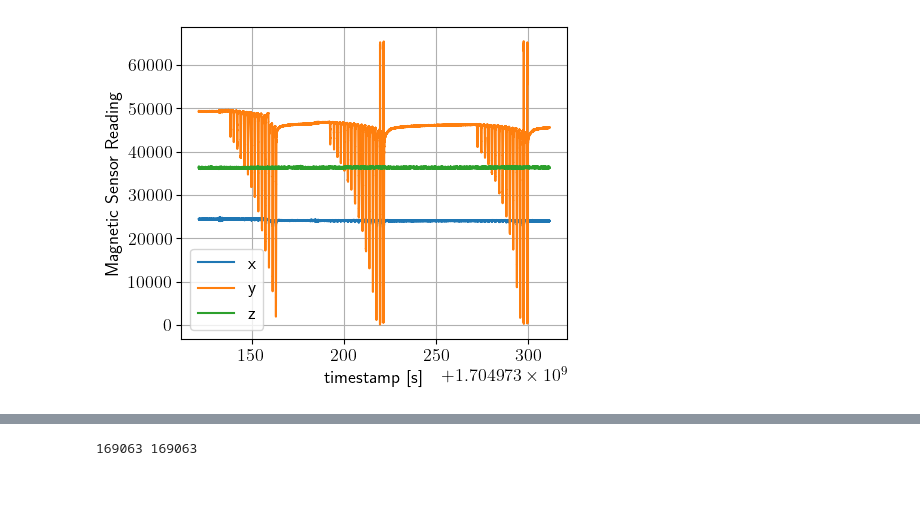
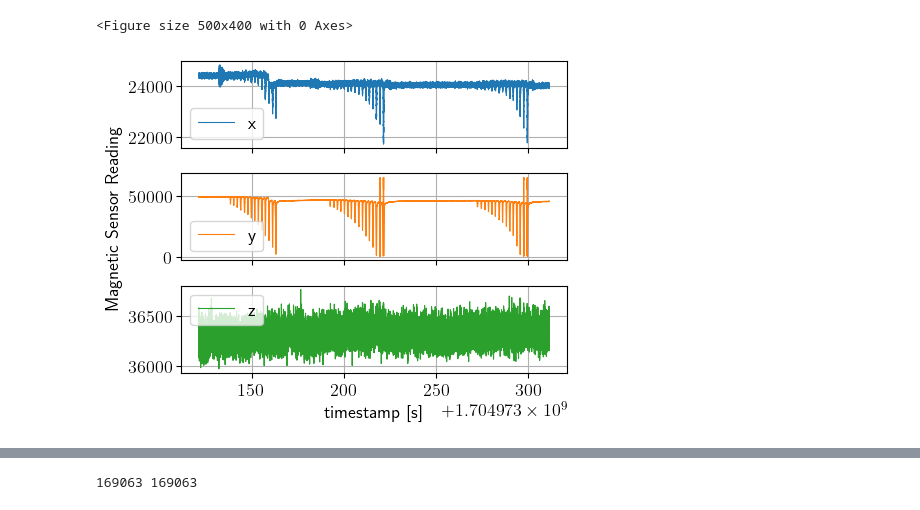
Before and after one commit to FoR-Group1/OpenWhisker, a Jupyter notebook: whisker_driver_ros2/scripts/data_analysis.ipynb, the cells around one changed output, grey strips where cells are left out. Cells and saved outputs as stored; diff of their text form; code cells hidden in the pictures.

```diff
--- a/whisker_driver_ros2/scripts/data_analysis.ipynb
+++ b/whisker_driver_ros2/scripts/data_analysis.ipynb
@@ -43,20 +43,33 @@ with open(
 # %%
 from matplotlib import pyplot as plt
 from pathlib import Path
+import seaborn as sns
 
-plt.rcParams.update({'font.size': 13})
+plt.rcParams.update({"font.size": 13})
 
 figsize = (5, 4)
 output_dir = Path("../../reports/calibration_rig/figures")
 plt.figure(figsize=figsize)
-plt.plot([x[0] for x in magnetometer_data], [x[1] for x in magnetometer_data], label="x")
-plt.plot([x[0] for x in magnetometer_data], [x[2] for x in magnetometer_data], label="y")
-plt.plot([x[0] for x in magnetometer_data], [x[3] for x in magnetometer_data], label="z")
+
+fig, axes = plt.subplots(3, 1, figsize=figsize, sharex=True)
+
+colors = sns.color_palette("tab10", 3)
+for i, ax, label, c in zip(range(3), axes, ["x", "y", "z"], colors):
+    ax.plot(
+        [x[0] for x in magnetometer_data],
+        [x[i + 1] for x in magnetometer_data],
+        label=label,
+        color=c,
+        linewidth=.8,
+    )
+    if i == 1:
+        ax.set_ylabel("Magnetic Sensor Reading")
+    ax.grid()
+    ax.legend()
+
 plt.gca().set_xlabel("timestamp [s]")
-plt.gca().set_ylabel("Magnetic Sensor Reading")
-plt.legend()
-plt.grid()
 plt.tight_layout()
 plt.gcf().savefig(output_dir / "raw_magnetometer.png")
 # %% [output]
+<Figure size 500x400 with 0 Axes>
-[figure, old version]
+[figure, new version]
```
Also changed, not shown: parts of 8 cells of this notebook, 8 other files.
